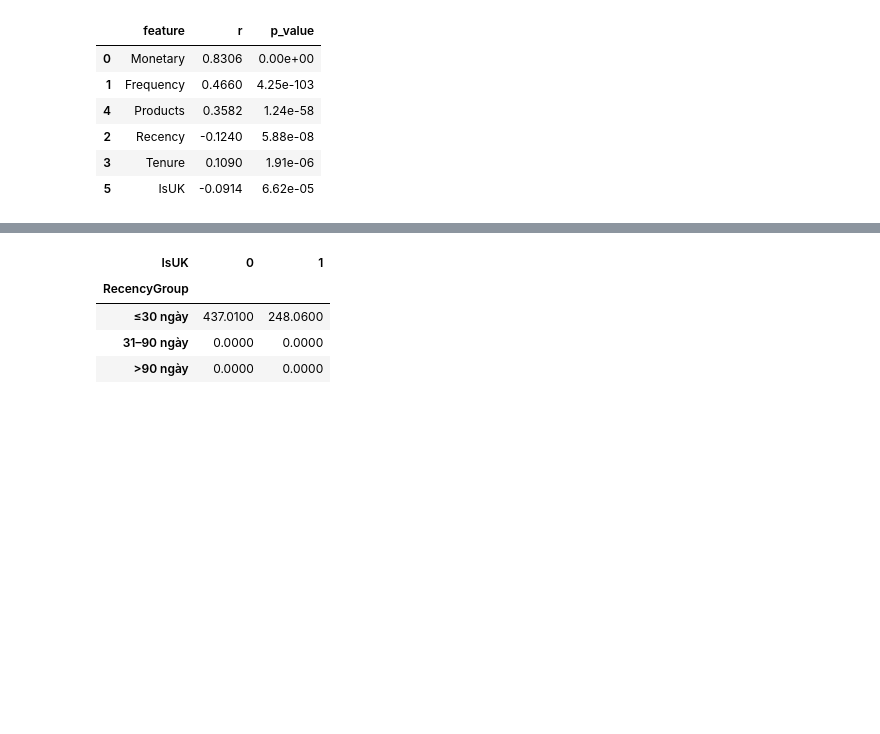
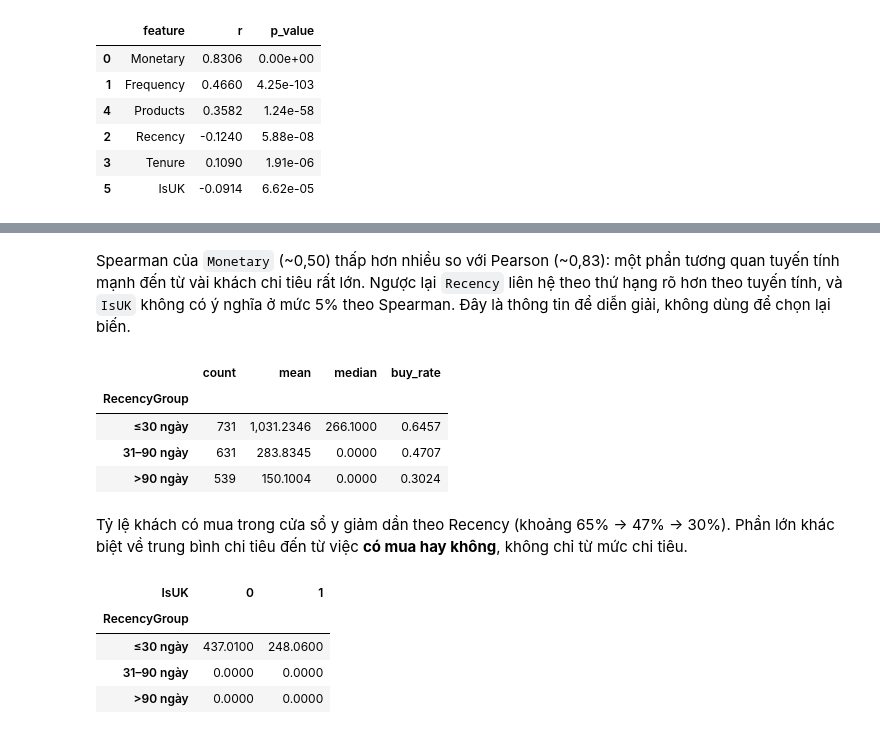
Before and after one commit to Trunguit1122/ecomanalysis, a Jupyter notebook: analysis/NhomXX_Phan_tich.ipynb, the cells around one changed output, grey strips where cells are left out. Cells and saved outputs as stored; diff of their text form; code cells hidden in the pictures; blank space fills up the shorter version.

```diff
--- a/analysis/NhomXX_Phan_tich.ipynb
+++ b/analysis/NhomXX_Phan_tich.ipynb
@@ -593,3 +643,18 @@ group_table
+# %% [markdown]
+Spearman của `Monetary` (~0,50) thấp hơn nhiều so với Pearson (~0,83): một phần tương quan tuyến tính mạnh đến từ vài khách chi tiêu rất lớn. Ngược lại `Recency` liên hệ theo thứ hạng rõ hơn theo tuyến tính, và `IsUK` không có ý nghĩa ở mức 5% theo Spearman. Đây là thông tin để diễn giải, không dùng để chọn lại biến.
+# %%
+# buy_rate = tỷ lệ khách có mua trong cửa sổ y; tách riêng "có mua hay không" và "mua bao nhiêu"
+group_table = train_df.groupby('RecencyGroup', observed=True)[TARGET].agg(
+    ['count', 'mean', 'median', ('buy_rate', lambda s: s.gt(0).mean())])
+group_table
+# %% [output]
+|  | count | mean | median | buy_rate |
+| RecencyGroup |  |  |  |  |
+| ≤30 ngày | 731 | 1,031.2346 | 266.1000 | 0.6457 |
+| 31–90 ngày | 631 | 283.8345 | 0.0000 | 0.4707 |
+| >90 ngày | 539 | 150.1004 | 0.0000 | 0.3024 |
+# %% [markdown]
+Tỷ lệ khách có mua trong cửa sổ y giảm dần theo Recency (khoảng 65% → 47% → 30%). Phần lớn khác biệt về trung bình chi tiêu đến từ việc **có mua hay không**, không chỉ từ mức chi tiêu.
 # %%
 recency_uk_pivot = train_df.pivot_table(index='RecencyGroup', columns='IsUK', values=TARGET,
                                         aggfunc='median', observed=True)
```
Also changed, not shown: parts of 13 cells of this notebook, 2 other files.
